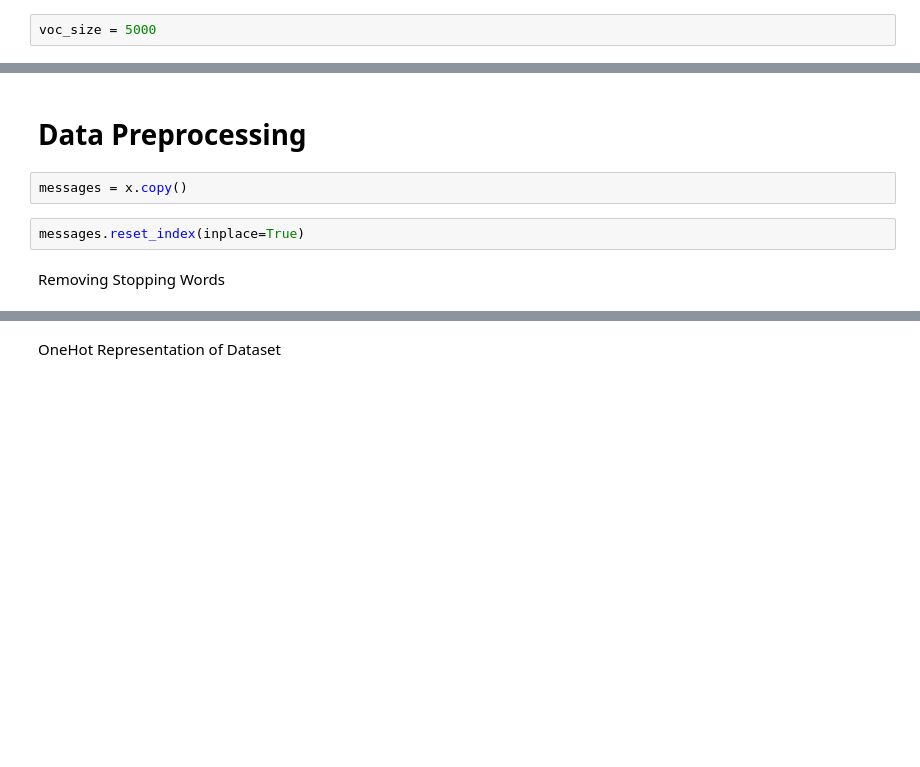
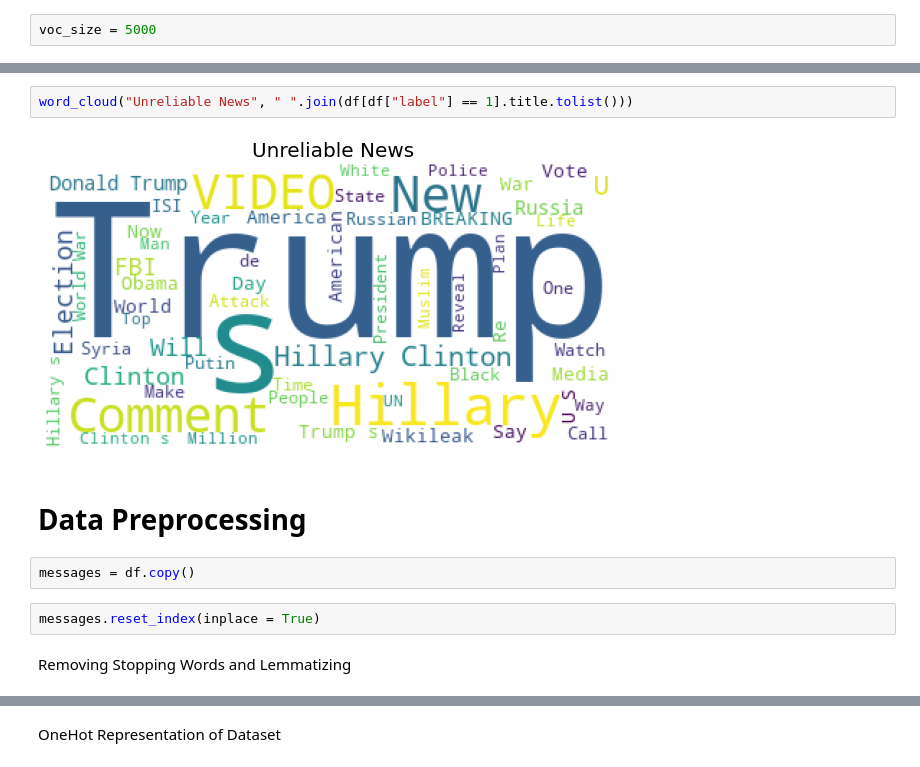
Before and after one commit to Tusharyadav147/Fake-News-Classifier-LSTM, a Jupyter notebook: Fake_News_Classifier_Using_LSTM.ipynb, the cells around one changed output, grey strips where cells are left out. Cells and saved outputs as stored; diff of their text form; blank space fills up the shorter version.

```diff
--- a/Fake_News_Classifier_Using_LSTM.ipynb
+++ b/Fake_News_Classifier_Using_LSTM.ipynb
@@ -86,8 +150,12 @@ voc_size = 5000
+# %%
+word_cloud("Unreliable News", " ".join(df[df["label"] == 1].title.tolist()))
+# %% [output]
+[figure, added]
 # %% [markdown]
 # Data Preprocessing
 # %%
-messages = x.copy()
+messages = df.copy()
 # %%
-messages.reset_index(inplace=True)
+messages.reset_index(inplace = True)
 # %% [markdown]
-Removing Stopping Words
+Removing Stopping Words and Lemmatizing
```
Also changed, not shown: parts of 23 cells of this notebook.
